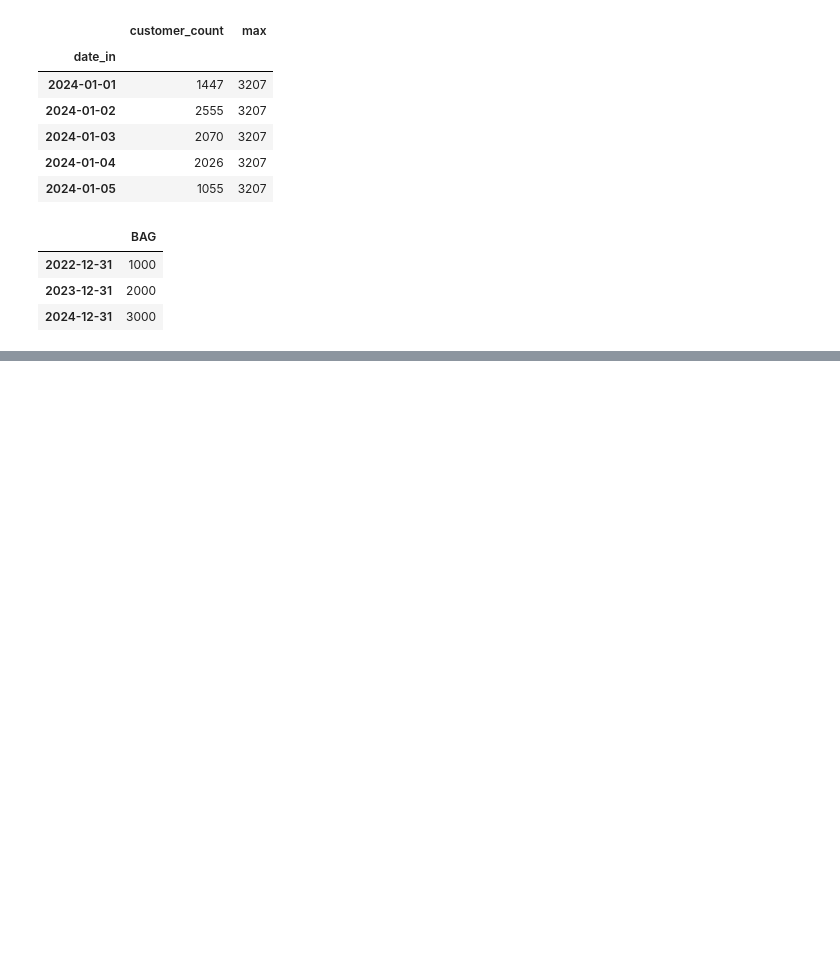
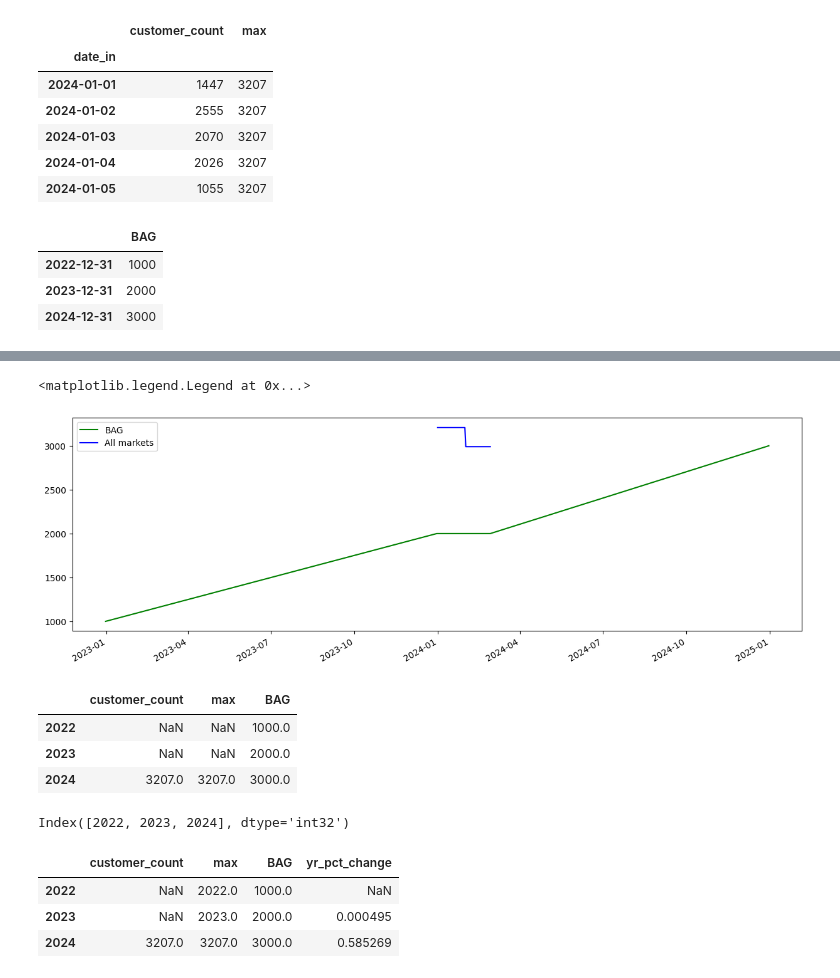
Before and after one commit to Data-Engineer-Course-Materials/big-data-02-2024, a Jupyter notebook: pandas_task_2.ipynb, the cells around one changed output, grey strips where cells are left out. Saved outputs shown, nothing was run; the diff lists cells and outputs as text; code cells hidden in the pictures; blank space fills up the shorter version.

```diff
--- a/pandas_task_2.ipynb
+++ b/pandas_task_2.ipynb
@@ -396,0 +397,4 @@ data = max, bag
+# %%
+combined = pd.concat([all_df, BAG], axis=0)
+combined = combined.sort_index(axis=0)
+combined.tail()
@@ -396,0 +408,22 @@ data = max, bag
+# %%
+fig,axes = plt.subplots(figsize=(15,5))
+
+combined['BAG'].fillna(method='pad').plot(color='green', label='BAG')
+combined['max'].plot(color='blue', label='All markets')
+
+plt.legend(loc='best')
+# %% [output]
+<matplotlib.legend.Legend at 0x...>
+[figure, added]
+# %%
+year = combined.groupby(lambda x: x.year).max()
+year
+# %% [output]
+|  | customer_count | max | BAG |
+| 2022 | NaN | NaN | 1000.0 |
+| 2023 | NaN | NaN | 2000.0 |
+| 2024 | 3207.0 | 3207.0 | 3000.0 |
+# %%
+year.index
+# %% [output]
+Index([2022, 2023, 2024], dtype='int32')
@@ -396,0 +432,8 @@ data = max, bag
+# %%
+year['yr_pct_change'] = year['max'].pct_change(periods=1)
+year
+# %% [output]
+|  | customer_count | max | BAG | yr_pct_change |
+| 2022 | NaN | 2022.0 | 1000.0 | NaN |
+| 2023 | NaN | 2023.0 | 2000.0 | 0.000495 |
+| 2024 | 3207.0 | 3207.0 | 3000.0 | 0.585269 |
```
Also changed, not shown: parts of 6 cells of this notebook.
